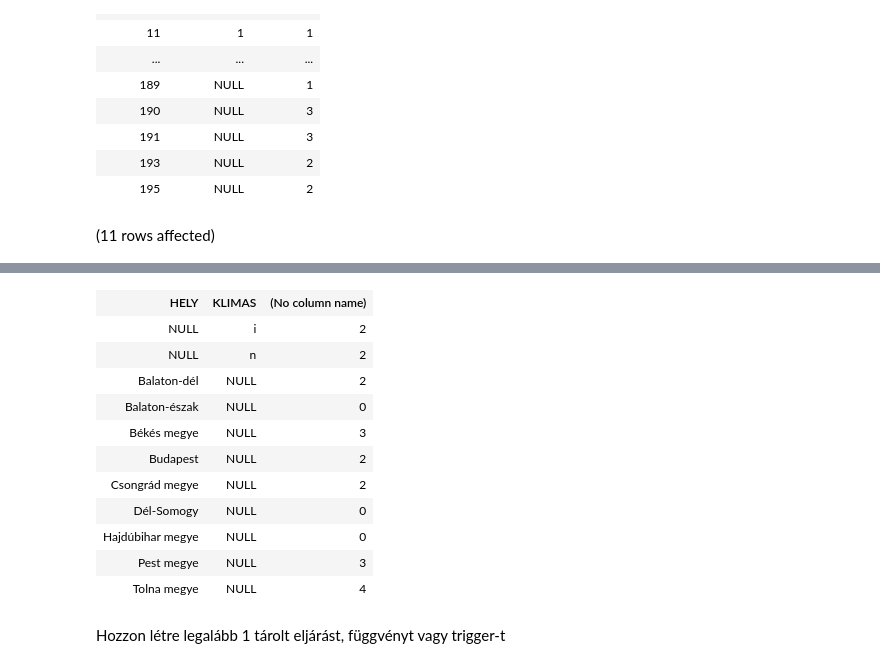
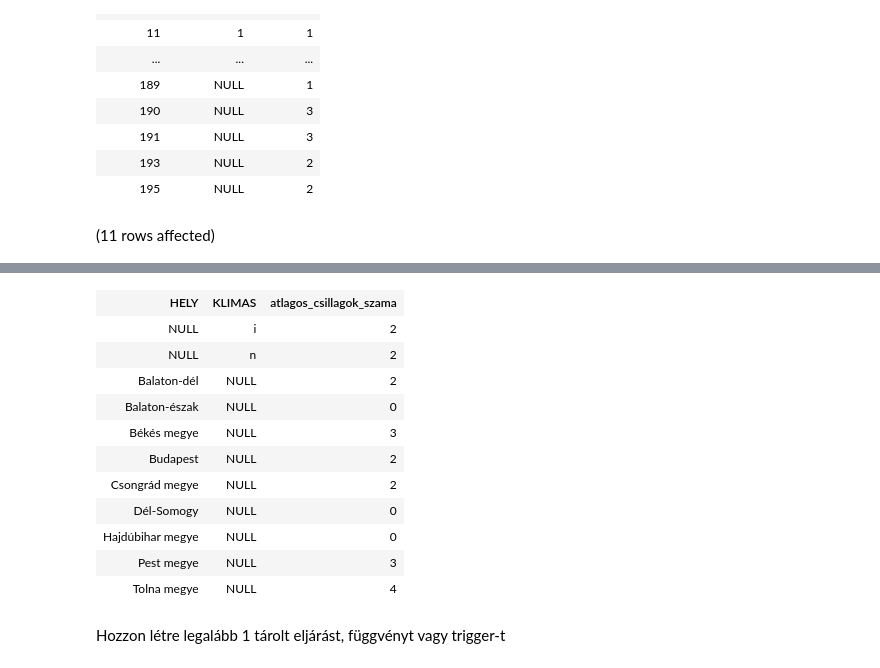
Before and after one commit to bbencii/zh1_szalloda, a Jupyter notebook: marciberecz.ipynb, the cells around one changed output, grey strips where cells are left out. Drawn from its saved outputs; the diff is of its cells as text; code cells hidden in the pictures.

```diff
--- a/marciberecz.ipynb
+++ b/marciberecz.ipynb
@@ -43,6 +43,6 @@ Total execution time: 00:00:00.072
 | 193 | NULL | 2 |
 | 195 | NULL | 2 |
 # %%
-SELECT szh.HELY,KLIMAS,AVG(szh.CSILLAGOK_SZAMA) From Szallashely szh join szoba sz on szh.SZALLAS_ID =sz.SZALLAS_FK  GROUP by GROUPING Sets((szh.HELY),(sz.KLIMAS))
+SELECT szh.HELY,KLIMAS,AVG(szh.CSILLAGOK_SZAMA) as atlagos_csillagok_szama From Szallashely szh join szoba sz on szh.SZALLAS_ID =sz.SZALLAS_FK  GROUP by GROUPING Sets((szh.HELY),(sz.KLIMAS))
 # %% [output]
 (11 rows affected)
@@ -50,4 +50,4 @@ Total execution time: 00:00:00.159
-| HELY | KLIMAS | (No column name) |
+| HELY | KLIMAS | atlagos_csillagok_szama |
 | NULL | i | 2 |
 | NULL | n | 2 |
 | Balaton-dél | NULL | 2 |
```
Also changed, not shown: parts of 3 cells of this notebook, 1 other file.
